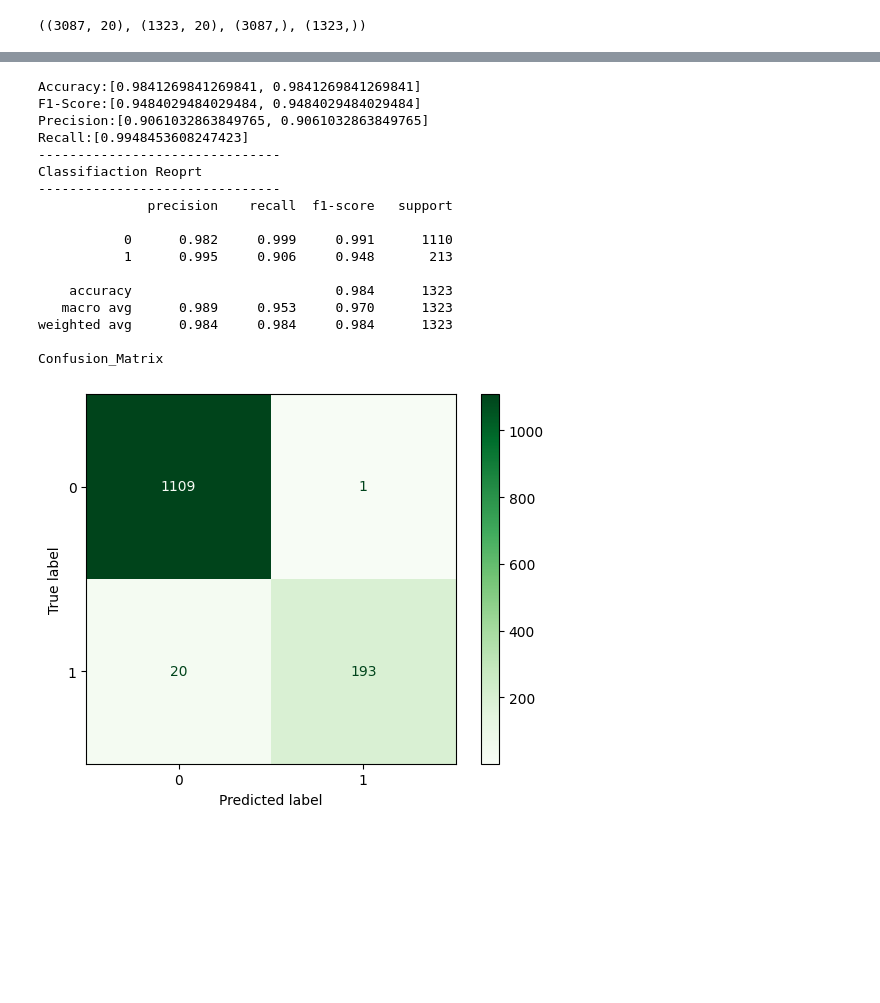
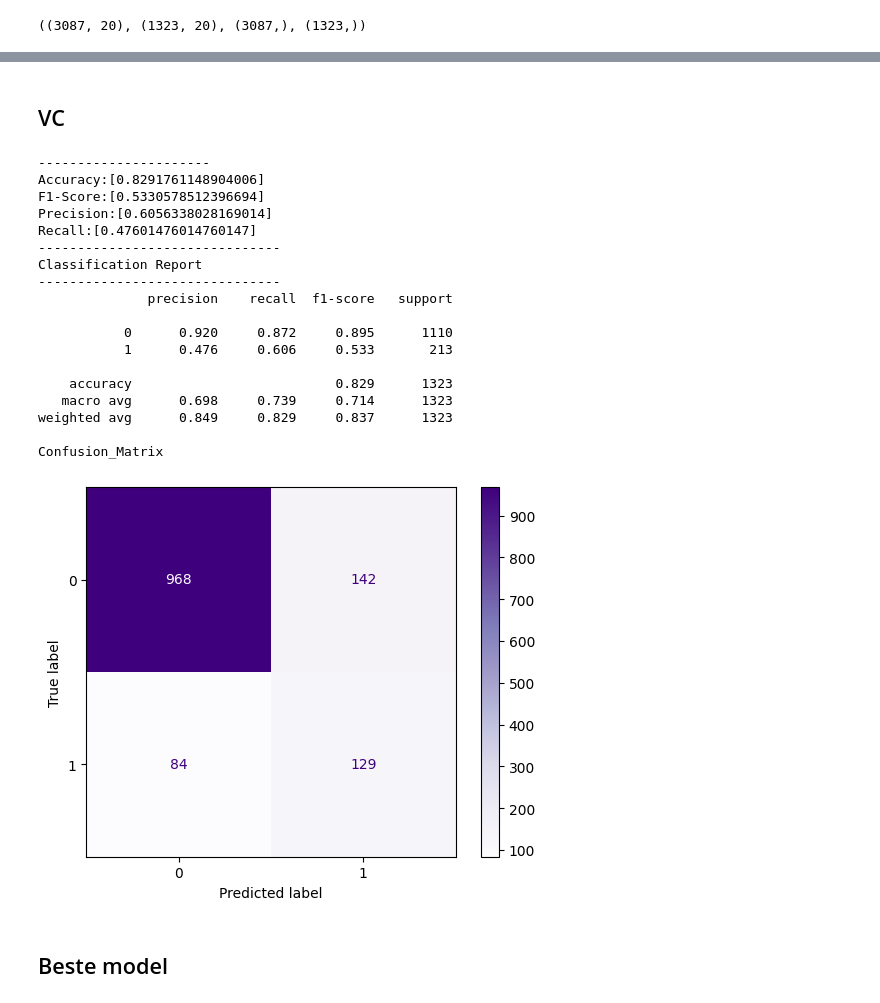
Before and after one commit to SevenNightsDarkCrow/Business_Analytics_I-HR, a Jupyter notebook: Notebooks/Onderzoek.ipynb, the cells around one changed output, grey strips where cells are left out. Saved outputs shown, nothing was run; the diff lists cells and outputs as text; code cells hidden in the pictures; blank space fills up the shorter version.

```diff
--- a/Notebooks/Onderzoek.ipynb
+++ b/Notebooks/Onderzoek.ipynb
@@ -1801,0 +1701,10 @@ plt.show()
+# %%
+# SMOTE toepassen vanwege inbalans
+smote = SMOTE(
+    sampling_strategy="minority",
+    random_state=2024)
+
+
+# X_train omzetten naar int voor fit
+X_train = X_train.astype(int)
+X_train_resampled, y_train_resampled = smote.fit_resample(X_train, y_train)
@@ -1865,52 +1931,69 @@ Confusion_Matrix
+# %% [markdown]
+## VC
 # %%
-from sklearn.impute import SimpleImputer
-# Create an imputer transformer
-imputer = SimpleImputer(strategy='mean')
+voting_model= VotingClassifier(
+    estimators=[
+        ('gradient_boosting1', gbc),
+        ('gradient_boosting2', gbc),
+        ('gradient_boosting3', gbc),
+        ('gradient_boosting4',gbc),
+        ('gradient_boosting5',gbc)],
+    voting='hard',
+    n_jobs=-1
+    )
 
-# Fit the imputer on the training data
-imputer.fit(X_train)
+# Fit data
+voting_model.fit(X_train_resampled, y_train_resampled)
+y_pred=voting_model.predict(X_test)
 
-# Apply imputation to fill in missing values
-X_test_imputed = imputer.transform(X_test)
+print("----------------------")
+
+# Lege lists
+accuracy_scores=[]
+f1_scores=[]
+precision_scores=[]
 recall_scores=[]
 
-
+# Scores toevoegen
 accuracy_scores.append(accuracy_score(y_pred, y_test))
 f1_scores.append(f1_score(y_pred, y_test))
 precision_scores.append(precision_score(y_pred, y_test))
 recall_scores.append(recall_score(y_pred, y_test))
 
+# Resultaten
+vc_results = classification_report(y_test,y_pred,digits=3)
 
-
-# Print the Results
 print(f"Accuracy:{accuracy_scores}")
 print(f"F1-Score:{f1_scores}")
 print(f"Precision:{precision_scores}")
 print(f"Recall:{recall_scores}")
 
 print("-------------------------------")
-print("Classifiaction Reoprt")
+print("Classification Report")
 print("-------------------------------")
-print(classification_report(y_test,y_pred,digits=3))
+print(vc_results)
 print("Confusion_Matrix")
-ConfusionMatrixDisplay.from_predictions(y_test,y_pred,cmap="Greens")
+ConfusionMatrixDisplay.from_predictions(y_test,y_pred,cmap="Purples")
 plt.show()
 # %% [output]
-Accuracy:[0.9841269841269841, 0.9841269841269841]
-F1-Score:[0.9484029484029484, 0.9484029484029484]
-Precision:[0.9061032863849765, 0.9061032863849765]
-Recall:[0.9948453608247423]
+----------------------
+Accuracy:[0.8291761148904006]
+F1-Score:[0.5330578512396694]
+Precision:[0.6056338028169014]
+Recall:[0.47601476014760147]
 -------------------------------
-Classifiaction Reoprt
+Classification Report
 -------------------------------
               precision    recall  f1-score   support
 
-           0      0.982     0.999     0.991      1110
-           1      0.995     0.906     0.948       213
+           0      0.920     0.872     0.895      1110
+           1      0.476     0.606     0.533       213
 
-    accuracy                          0.984      1323
-   macro avg      0.989     0.953     0.970      1323
-weighted avg      0.984     0.984     0.984      1323
+    accuracy                          0.829      1323
+   macro avg      0.698     0.739     0.714      1323
+weighted avg      0.849     0.829     0.837      1323
 
 Confusion_Matrix
-[figure, old version]
+[figure, new version]
+# %% [markdown]
+## Beste model
```
Also changed, not shown: parts of 19 cells of this notebook.
